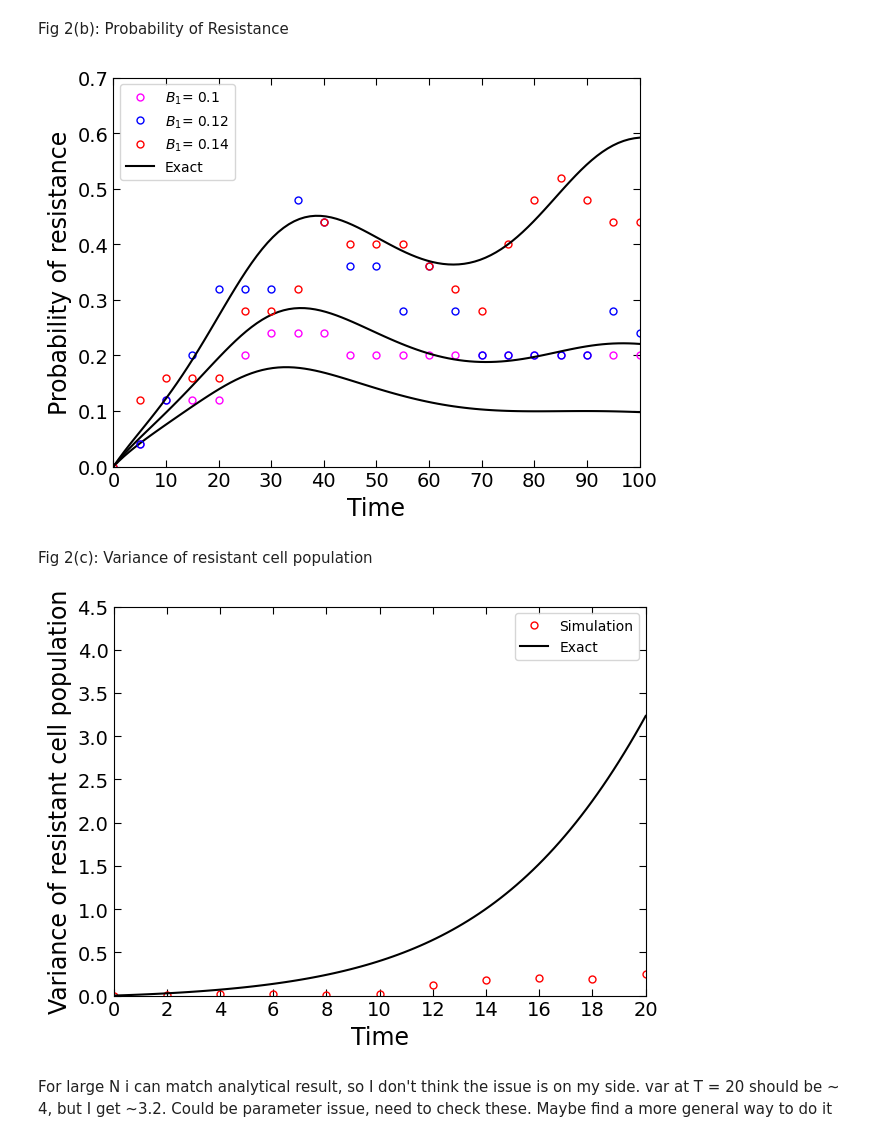
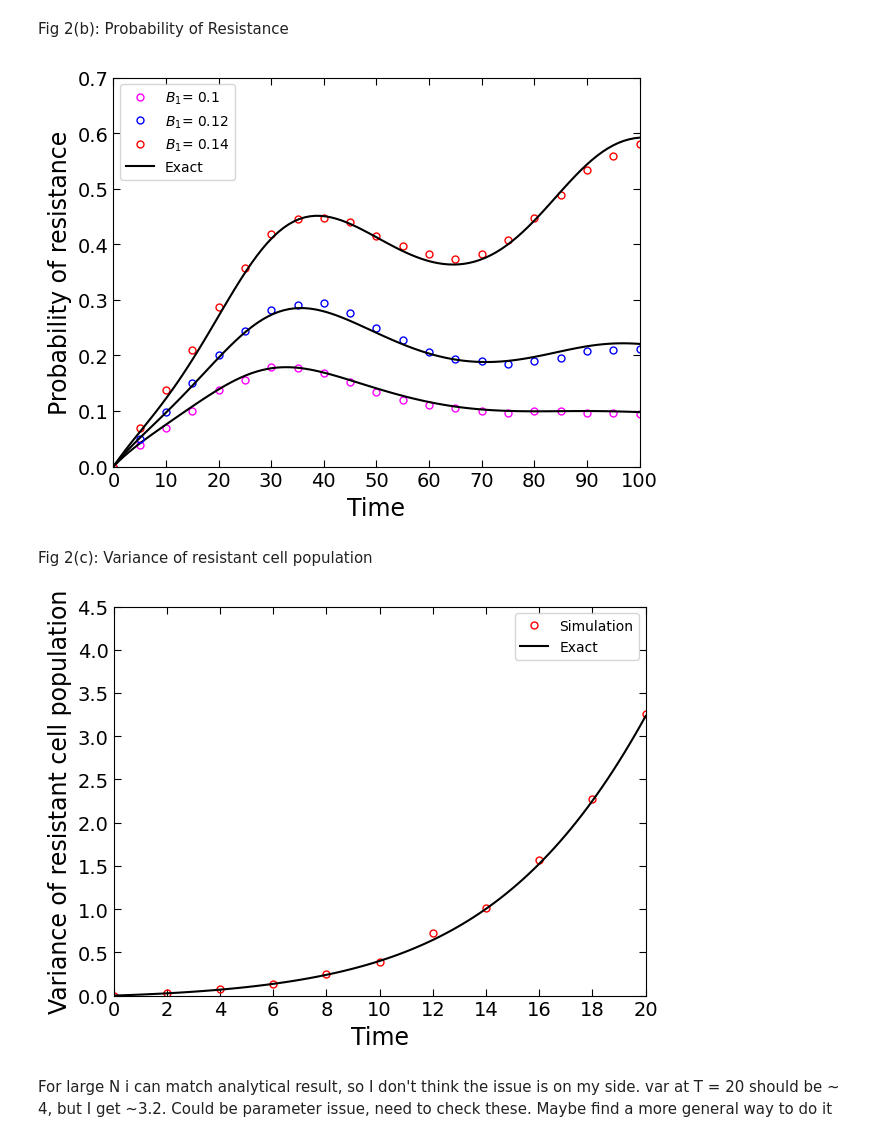
Before and after one commit to colmmcc2000/RSCAM_Group_11, a Jupyter notebook: code_RSCAM.ipynb, the cells around one changed output. Saved outputs shown, nothing was run; the diff lists cells and outputs as text; code cells hidden in the pictures.

```diff
--- a/code_RSCAM.ipynb
+++ b/code_RSCAM.ipynb
@@ -424,7 +424,7 @@ def P_R(T, B1):
     integral_val, _ = integrate.quad(final_integrand, 0, T)
     return 1 - np.exp(integral_val)
 # %%
-N = 25 #Number of trials. Need a lot for this
+N = 2500 #Number of trials. Need a lot for this
 T_max = 100
 M0 = 100
 R0 = 0
@@ -446,34 +446,34 @@ for B1, cols in _ :
     for i, _ in enumerate(vals_r):
         store_r[i] = P_R(_, B1)
     if count == 2:
         plt.plot(vals_r, store_r, c = 'black', linestyle = '-', label = 'Exact')
     else:
         plt.plot(vals_r, store_r, c = 'black', linestyle = '-')
     count += 1
 plt.legend()
 
 plt.xlim(0, 100)
 plt.ylim(0, None)
 
 plt.ylabel('Probability of resistance', fontsize = 17)
 plt.xlabel('Time', fontsize = 17)
 
 #set tick marks
 plt.xticks(np.arange(0, 101, 10), fontsize=14)
 plt.yticks(np.arange(0, 0.8, 0.1), fontsize=14)
 
 plt.tick_params(axis='both', which='major',
                 top=True, right=True,
                 direction='in', # Optional: points ticks inward
                 length=5, # Optional: makes ticks more prominent
                 labelsize=14)
 
 plt.tight_layout()
 
 #plt.savefig('Figs/double_type_probability.pdf', format='pdf', bbox_inches='tight', dpi=300)
 plt.show()
 # %% [output]
-[figure, old version]
+[figure, new version]
 # %% [markdown]
 Fig 2(c): Variance of resistant cell population
 # %%
@@ -533,7 +533,7 @@ def var_R(T):
     value, _ = integrate.quad(integrand, 0, T)
     return value
 # %%
-N = 100 #Number of trials. Need a lot for this (~5000)
+N = 5000 #Number of trials. Need a lot for this (~5000)
 T = 20
 M0 = 100
 R0 = 0
@@ -575,7 +575,7 @@ plt.tight_layout()
 
 plt.show()
 # %% [output]
-[figure, old version]
+[figure, new version]
 # %% [markdown]
 For large N i can match analytical result, so I don't think the issue is on my side. var at T = 20 should be ~ 4, but I get ~3.2. Could be parameter issue, need to check these. Maybe find a more general way to do it
 # %%
```
Also changed, not shown: parts of 2 cells of this notebook, 3 other files.
